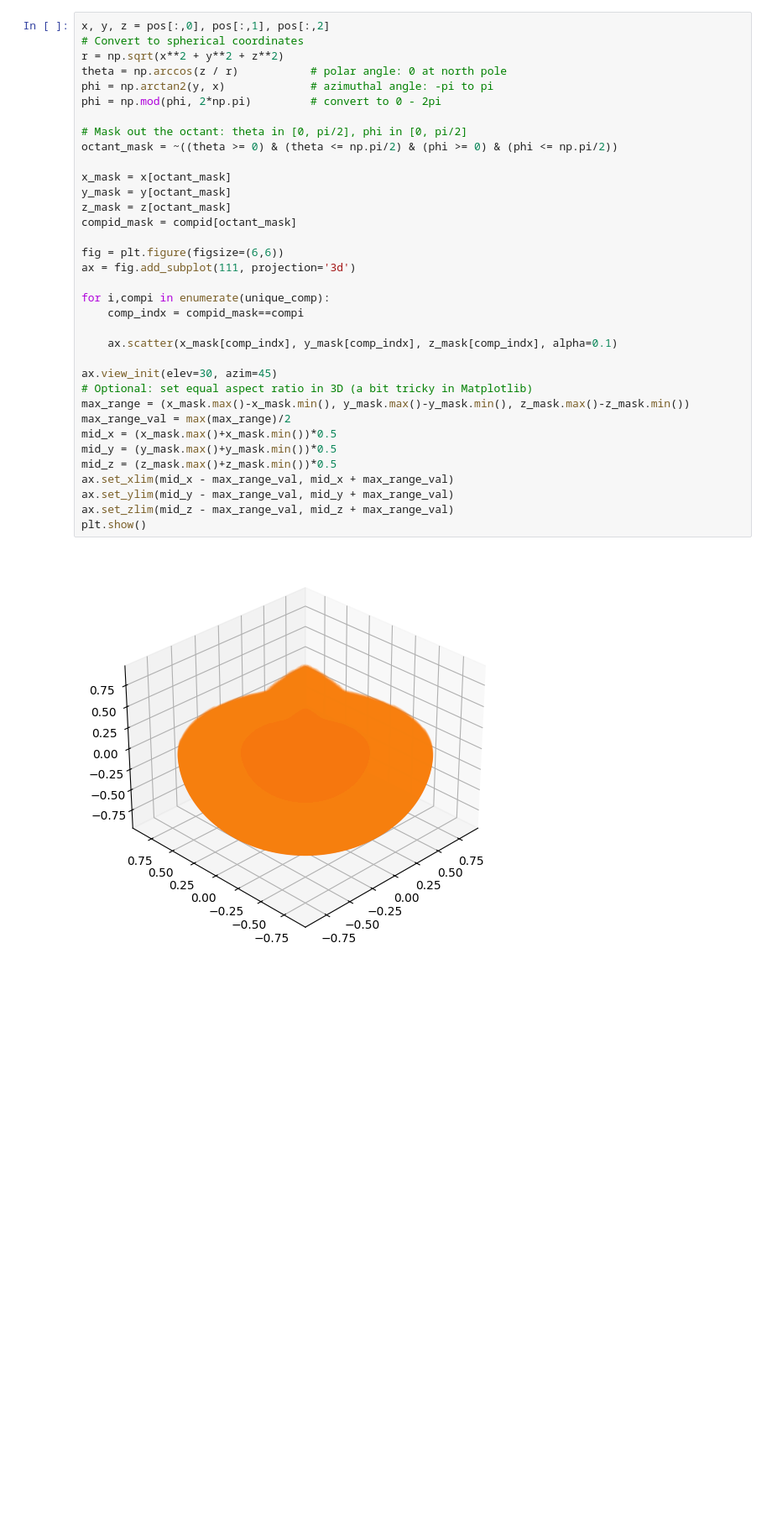
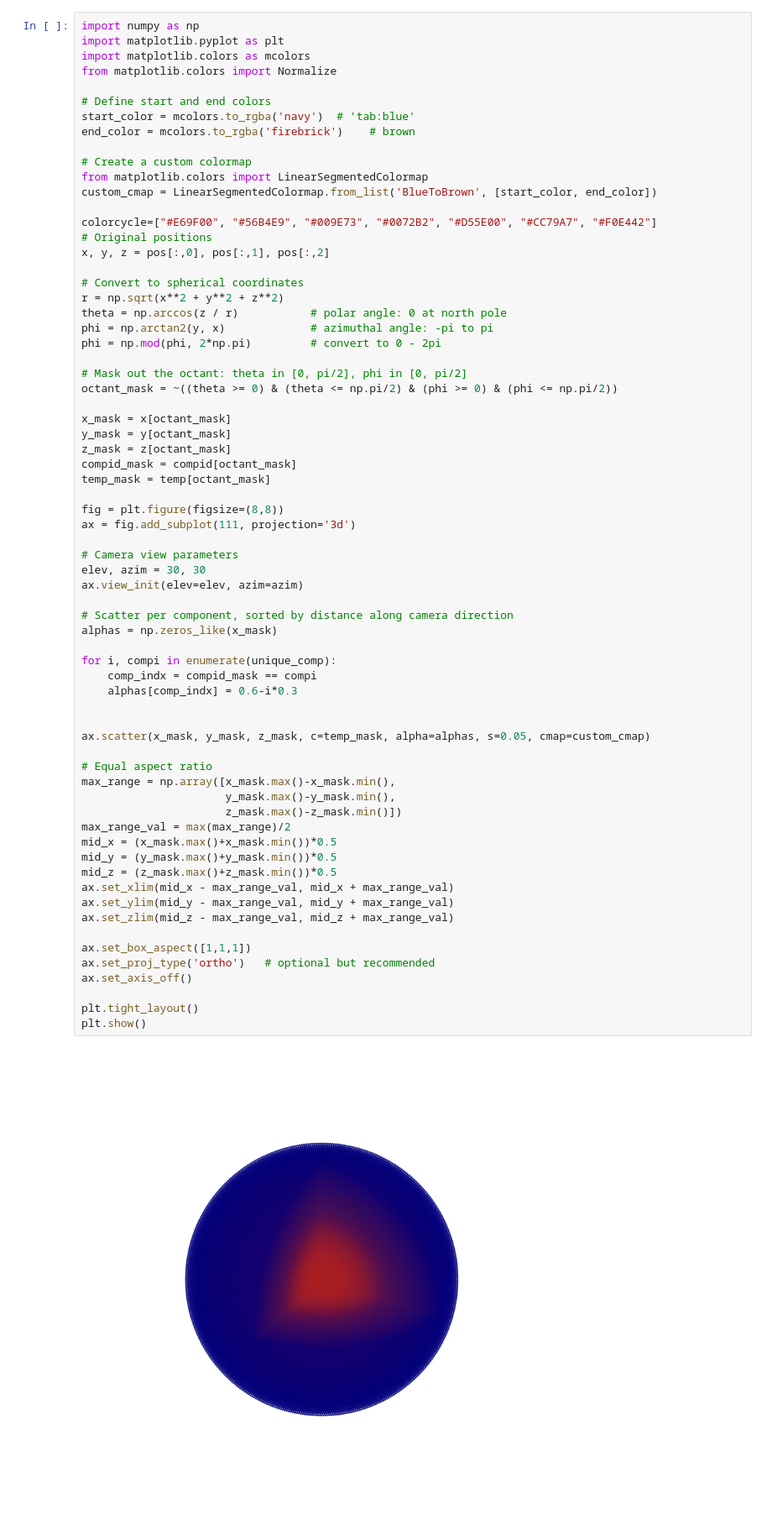
Before and after one commit to shuohuangGIT/gizmo-giantimpact-IO, a Jupyter notebook: makeplanet_plot.ipynb, the cells around one changed output. Shown at 84% size. Saved outputs shown, nothing was run; the diff lists cells and outputs as text; blank space fills up the shorter version.

```diff
--- a/makeplanet_plot.ipynb
+++ b/makeplanet_plot.ipynb
@@ -252,41 +312,74 @@ Input #0, image2, from 'plot/frame_%03d.png':
 CompletedProcess(args=['ffmpeg', '-r', '10', '-i', 'plot/frame_%03d.png', '-vcodec', 'libx264', '-pix_fmt', 'yuv420p', 'relaxing.mp4'], returncode=0)
 # %%
+import numpy as np
+import matplotlib.pyplot as plt
+import matplotlib.colors as mcolors
+from matplotlib.colors import Normalize
+
+# Define start and end colors
+start_color = mcolors.to_rgba('navy')  # 'tab:blue'
+end_color = mcolors.to_rgba('firebrick')    # brown
+
+# Create a custom colormap
+from matplotlib.colors import LinearSegmentedColormap
+custom_cmap = LinearSegmentedColormap.from_list('BlueToBrown', [start_color, end_color])
+
+colorcycle=["#E69F00", "#56B4E9", "#009E73", "#0072B2", "#D55E00", "#CC79A7", "#F0E442"]
+# Original positions
 x, y, z = pos[:,0], pos[:,1], pos[:,2]
+
 # Convert to spherical coordinates
 r = np.sqrt(x**2 + y**2 + z**2)
 theta = np.arccos(z / r)           # polar angle: 0 at north pole
 phi = np.arctan2(y, x)             # azimuthal angle: -pi to pi
 phi = np.mod(phi, 2*np.pi)         # convert to 0 - 2pi
 
 # Mask out the octant: theta in [0, pi/2], phi in [0, pi/2]
 octant_mask = ~((theta >= 0) & (theta <= np.pi/2) & (phi >= 0) & (phi <= np.pi/2))
 
 x_mask = x[octant_mask]
 y_mask = y[octant_mask]
 z_mask = z[octant_mask]
 compid_mask = compid[octant_mask]
+temp_mask = temp[octant_mask]
 
-fig = plt.figure(figsize=(6,6))
+fig = plt.figure(figsize=(8,8))
 ax = fig.add_subplot(111, projection='3d')
 
-for i,compi in enumerate(unique_comp):
-    comp_indx = compid_mask==compi
+# Camera view parameters
+elev, azim = 30, 30
+ax.view_init(elev=elev, azim=azim)
 
-    ax.scatter(x_mask[comp_indx], y_mask[comp_indx], z_mask[comp_indx], alpha=0.1)
+# Scatter per component, sorted by distance along camera direction
+alphas = np.zeros_like(x_mask)
 
-ax.view_init(elev=30, azim=45)
-# Optional: set equal aspect ratio in 3D (a bit tricky in Matplotlib)
-max_range = (x_mask.max()-x_mask.min(), y_mask.max()-y_mask.min(), z_mask.max()-z_mask.min())
+for i, compi in enumerate(unique_comp):
+    comp_indx = compid_mask == compi
+    alphas[comp_indx] = 0.6-i*0.3
+
+
+ax.scatter(x_mask, y_mask, z_mask, c=temp_mask, alpha=alphas, s=0.05, cmap=custom_cmap)
+
+# Equal aspect ratio
+max_range = np.array([x_mask.max()-x_mask.min(),
+                      y_mask.max()-y_mask.min(),
+                      z_mask.max()-z_mask.min()])
 max_range_val = max(max_range)/2
 mid_x = (x_mask.max()+x_mask.min())*0.5
 mid_y = (y_mask.max()+y_mask.min())*0.5
 mid_z = (z_mask.max()+z_mask.min())*0.5
 ax.set_xlim(mid_x - max_range_val, mid_x + max_range_val)
 ax.set_ylim(mid_y - max_range_val, mid_y + max_range_val)
 ax.set_zlim(mid_z - max_range_val, mid_z + max_range_val)
+
+ax.set_box_aspect([1,1,1])
+ax.set_proj_type('ortho')   # optional but recommended
+ax.set_axis_off()
+
+plt.tight_layout()
 plt.show()
 # %% [output]
-[figure, old version]
+[figure, new version]
 # %%
 import numpy as np
 import matplotlib.pyplot as plt
```
Also changed, not shown: parts of 5 cells of this notebook.
